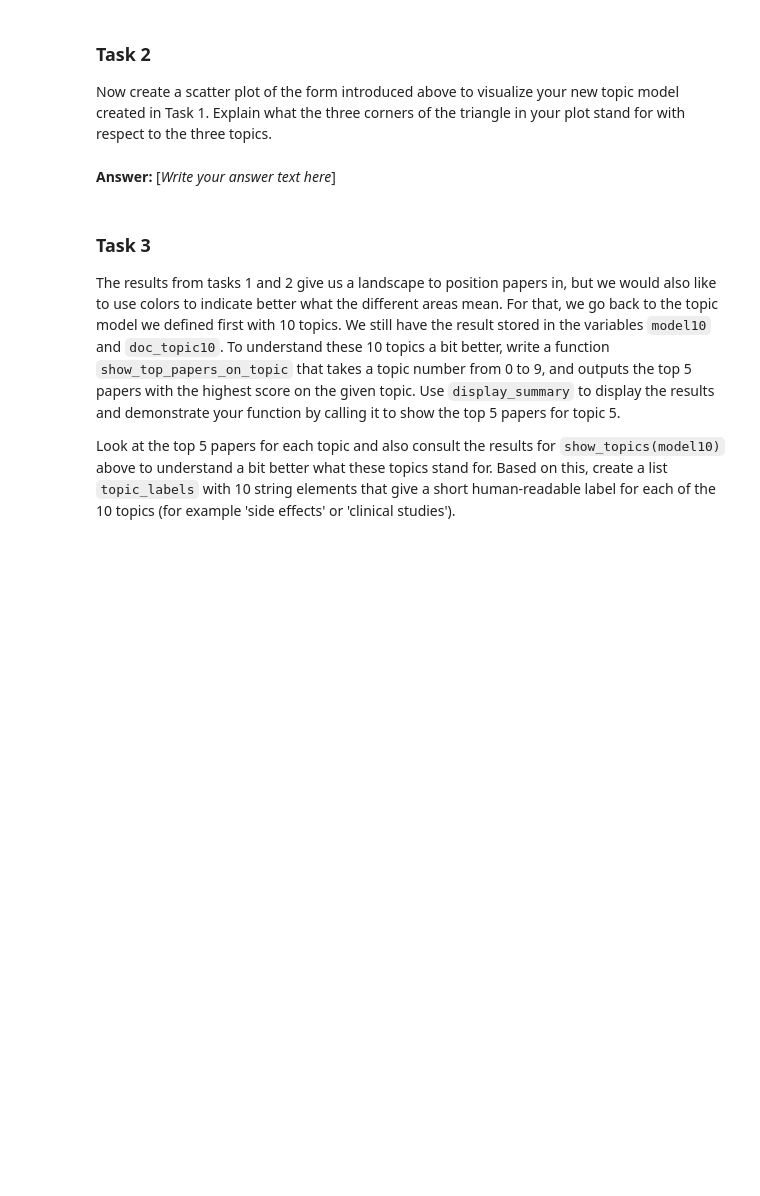
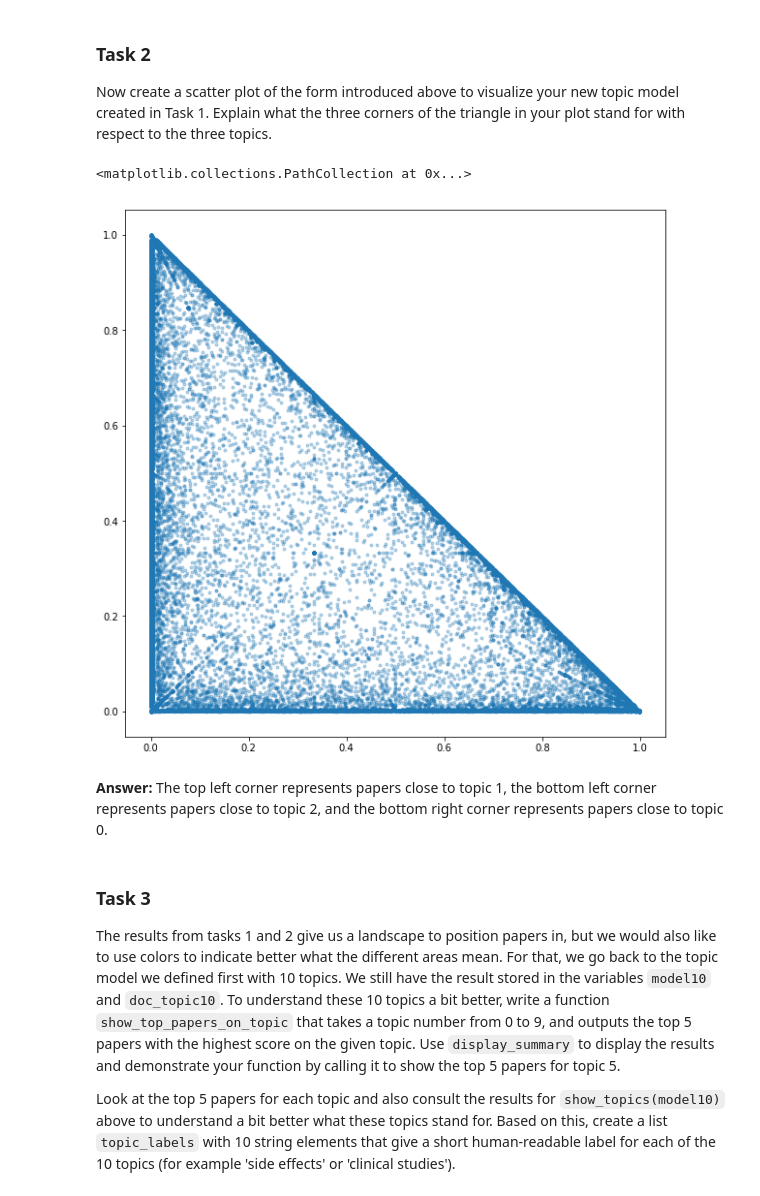
Before and after one commit to rockaflacka47/Information-Retrieval, a Jupyter notebook: IR2018-master/06_clustering.ipynb, the cells around one changed output. Saved outputs shown, nothing was run; the diff lists cells and outputs as text; code cells hidden in the pictures; blank space fills up the shorter version.

```diff
--- a/IR2018-master/06_clustering.ipynb
+++ b/IR2018-master/06_clustering.ipynb
@@ -250,6 +248,7 @@ Initialize a new topic model configured to calculate 3 topics and save it in a v
 # %%
 # Add your code here
 
-#model3 = ...
-
+model3 = lda.LDA(n_topics=3, n_iter=50, random_state=1)
+model3.fit(doc_term_matrix)
+show_topics(model3)
 # Call show_topics
@@ -262,5 +275,12 @@ Now create a scatter plot of the form introduced above to visualize your new top
-# %% [markdown]
-**Answer:** [_Write your answer text here_]
+# %%
+# Add your code here
+doc_topic3 = model3.doc_topic_
+plt.scatter(doc_topic3[:,0], doc_topic3[:,1], marker='.', alpha=0.3)
+# %% [output]
+<matplotlib.collections.PathCollection at 0x...>
+[figure, added]
+# %% [markdown]
+**Answer:** The top left corner represents papers close to topic 1, the bottom left corner represents papers close to topic 2, and the bottom right corner represents papers close to topic 0.
 # %% [markdown]
 ### Task 3
 
```
Also changed, not shown: parts of 13 cells of this notebook.
